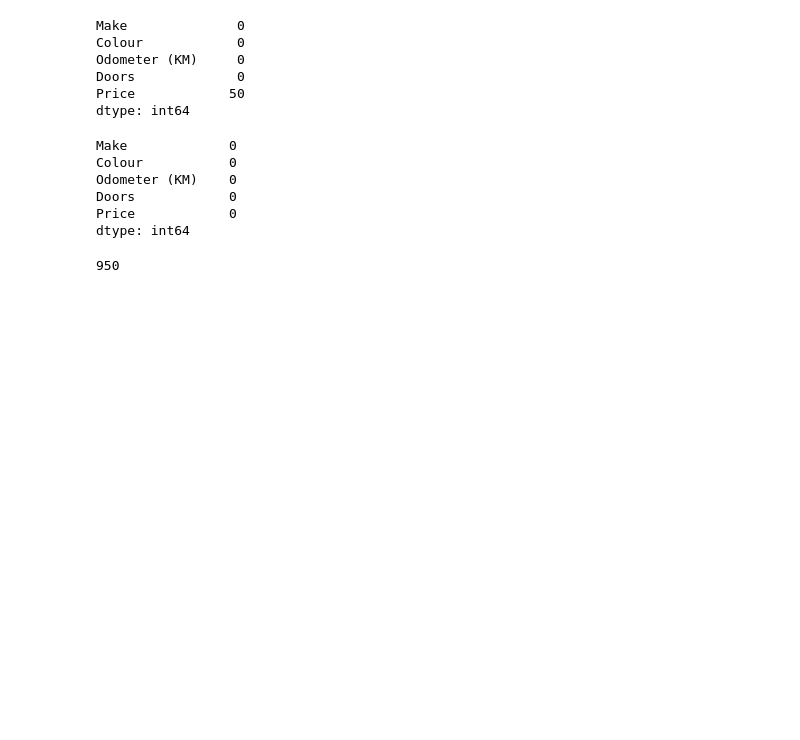
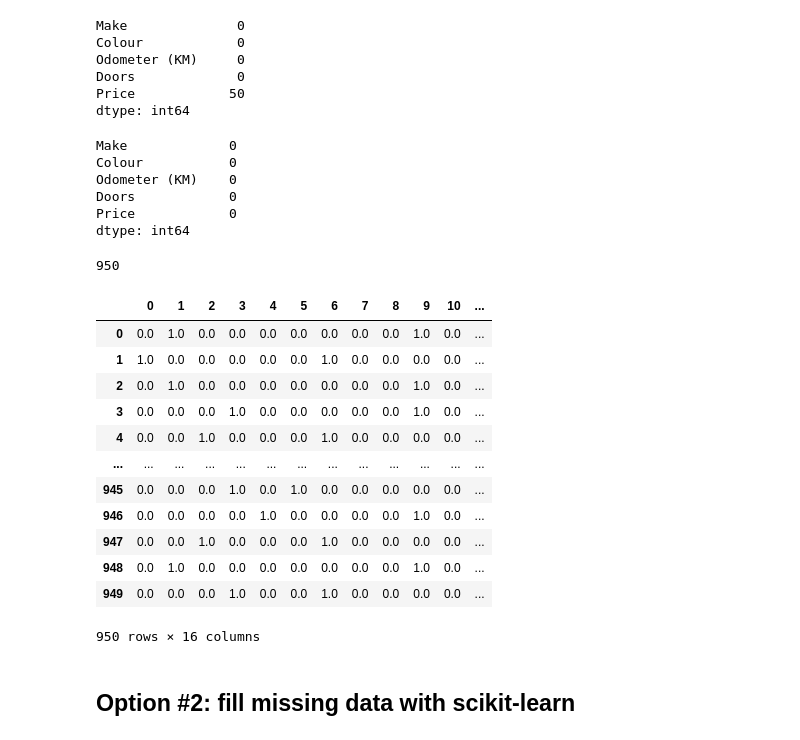
Before and after one commit to lgnassar/machine-learning-udemy, a Jupyter notebook: introduction-to-scikit-learn.ipynb, the cells around one changed output. Saved outputs shown, nothing was run; the diff lists cells and outputs as text; code cells hidden in the pictures; blank space fills up the shorter version.

Commit message:
Option #1 final: fill missing data with Pandas

```diff
--- a/introduction-to-scikit-learn.ipynb
+++ b/introduction-to-scikit-learn.ipynb
@@ -294,13 +295,0 @@ car_sales_missing.dropna(inplace=True)
-# %%
-car_sales_missing.isna().sum()
-# %% [output]
-Make             0
-Colour           0
-Odometer (KM)    0
-Doors            0
-Price            0
-dtype: int64
-# %%
-len(car_sales_missing)
-# %% [output]
-950
@@ -306,0 +299,44 @@ len(car_sales_missing)
+# %%
+# verificar si hay nulos
+car_sales_missing.isna().sum()
+# %% [output]
+Make             0
+Colour           0
+Odometer (KM)    0
+Doors            0
+Price            0
+dtype: int64
+# %%
+# cantidad de registros restantes
+len(car_sales_missing)
+# %% [output]
+950
+# %%
+X = car_sales_missing.drop('Price', axis=1)
+y = car_sales_missing['Price']
+
+#from sklearn.preprocessing import OneHotEncoder
+#from sklearn.compose import ColumnTransformer
+
+categorical_features = ['Make', 'Colour', 'Doors']
+one_hot = OneHotEncoder()
+transformer = ColumnTransformer([('one_hot', one_hot, categorical_features)], remainder='passthrough')
+
+transformed_X = transformer.fit_transform(car_sales_missing)
+pd.DataFrame(transformed_X)
+# %% [output]
+|  | 0 | 1 | 2 | 3 | 4 | 5 | 6 | 7 | 8 | 9 | 10 | ... |
+| 0 | 0.0 | 1.0 | 0.0 | 0.0 | 0.0 | 0.0 | 0.0 | 0.0 | 0.0 | 1.0 | 0.0 | ... |
+| 1 | 1.0 | 0.0 | 0.0 | 0.0 | 0.0 | 0.0 | 1.0 | 0.0 | 0.0 | 0.0 | 0.0 | ... |
+| 2 | 0.0 | 1.0 | 0.0 | 0.0 | 0.0 | 0.0 | 0.0 | 0.0 | 0.0 | 1.0 | 0.0 | ... |
+| 3 | 0.0 | 0.0 | 0.0 | 1.0 | 0.0 | 0.0 | 0.0 | 0.0 | 0.0 | 1.0 | 0.0 | ... |
+| 4 | 0.0 | 0.0 | 1.0 | 0.0 | 0.0 | 0.0 | 1.0 | 0.0 | 0.0 | 0.0 | 0.0 | ... |
+| ... | ... | ... | ... | ... | ... | ... | ... | ... | ... | ... | ... | ... |
+| 945 | 0.0 | 0.0 | 0.0 | 1.0 | 0.0 | 1.0 | 0.0 | 0.0 | 0.0 | 0.0 | 0.0 | ... |
+| 946 | 0.0 | 0.0 | 0.0 | 0.0 | 1.0 | 0.0 | 0.0 | 0.0 | 0.0 | 1.0 | 0.0 | ... |
+| 947 | 0.0 | 0.0 | 1.0 | 0.0 | 0.0 | 0.0 | 1.0 | 0.0 | 0.0 | 0.0 | 0.0 | ... |
+| 948 | 0.0 | 1.0 | 0.0 | 0.0 | 0.0 | 0.0 | 0.0 | 0.0 | 0.0 | 1.0 | 0.0 | ... |
+| 949 | 0.0 | 0.0 | 0.0 | 1.0 | 0.0 | 0.0 | 1.0 | 0.0 | 0.0 | 0.0 | 0.0 | ... |
+950 rows × 16 columns
+# %% [markdown]
+## Option #2: fill missing data with scikit-learn
```
Also changed, not shown: parts of 3 cells of this notebook.
